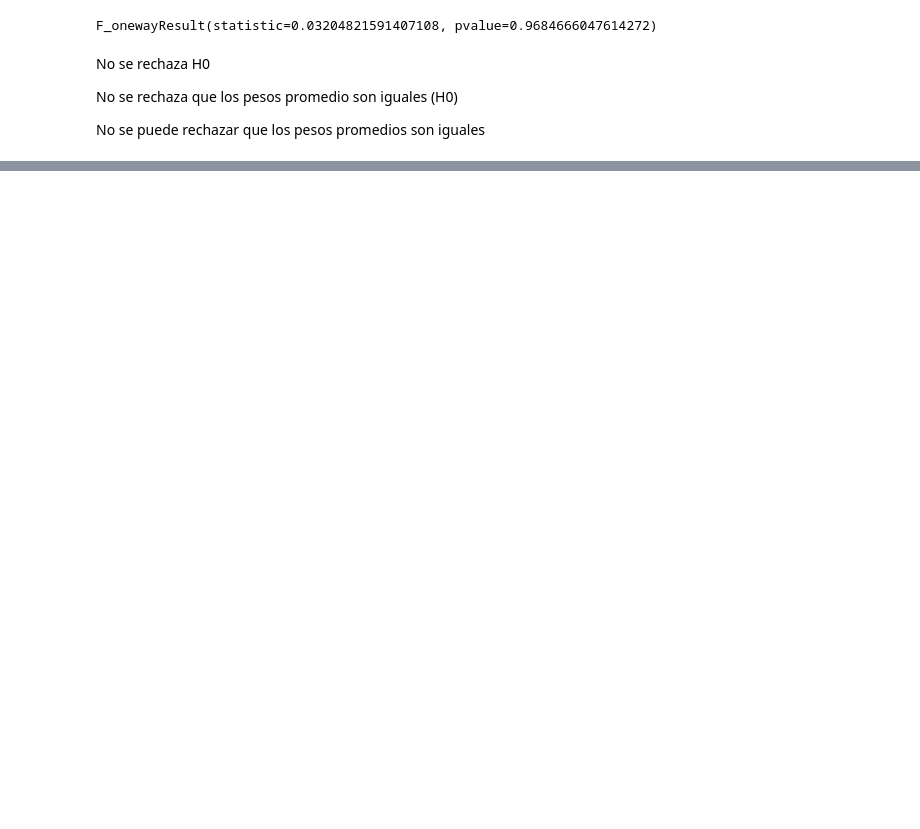
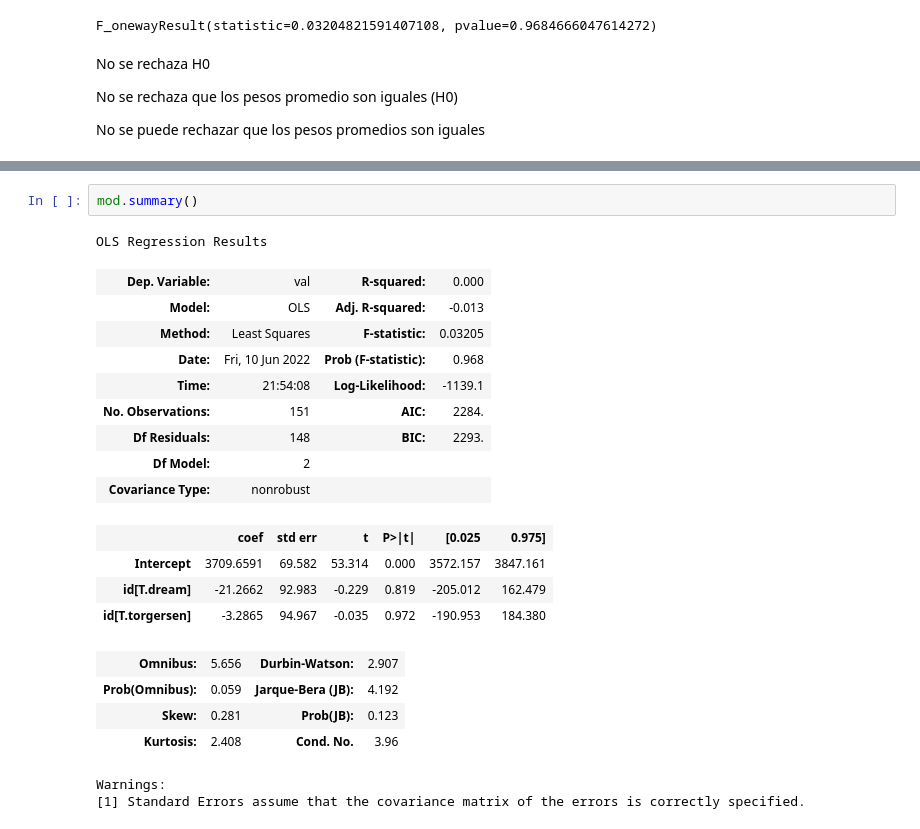
Before and after one commit to xalejandrow/hypothesis-testing-exercises-project-with-python, a Jupyter notebook: Palmer_Penguins_Analysis_copy.ipynb, the cells around one changed output, grey strips where cells are left out. Drawn from its saved outputs; the diff is of its cells as text; blank space fills up the shorter version.

```diff
--- a/Palmer_Penguins_Analysis_copy.ipynb
+++ b/Palmer_Penguins_Analysis_copy.ipynb
@@ -197,0 +245,23 @@ fig.show()
+# %%
+mod.summary()
+# %% [output]
+OLS Regression Results
+| Dep. Variable: | val | R-squared: | 0.000 |
+| Model: | OLS | Adj. R-squared: | -0.013 |
+| Method: | Least Squares | F-statistic: | 0.03205 |
+| Date: | Fri, 10 Jun 2022 | Prob (F-statistic): | 0.968 |
+| Time: | 21:54:08 | Log-Likelihood: | -1139.1 |
+| No. Observations: | 151 | AIC: | 2284. |
+| Df Residuals: | 148 | BIC: | 2293. |
+| Df Model: | 2 |  |  |
+| Covariance Type: | nonrobust |  |  |
+|  | coef | std err | t | P>|t| | [0.025 | 0.975] |
+| Intercept | 3709.6591 | 69.582 | 53.314 | 0.000 | 3572.157 | 3847.161 |
+| id[T.dream] | -21.2662 | 92.983 | -0.229 | 0.819 | -205.012 | 162.479 |
+| id[T.torgersen] | -3.2865 | 94.967 | -0.035 | 0.972 | -190.953 | 184.380 |
+| Omnibus: | 5.656 | Durbin-Watson: | 2.907 |
+| Prob(Omnibus): | 0.059 | Jarque-Bera (JB): | 4.192 |
+| Skew: | 0.281 | Prob(JB): | 0.123 |
+| Kurtosis: | 2.408 | Cond. No. | 3.96 |
+Warnings:
+[1] Standard Errors assume that the covariance matrix of the errors is correctly specified.
```
Also changed, not shown: parts of 12 cells of this notebook.
